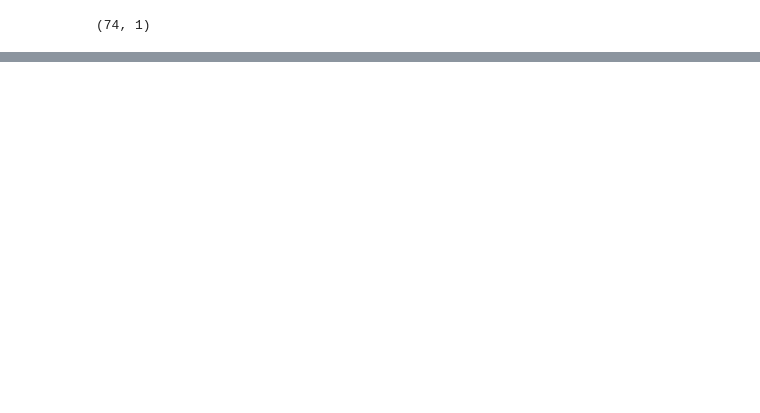
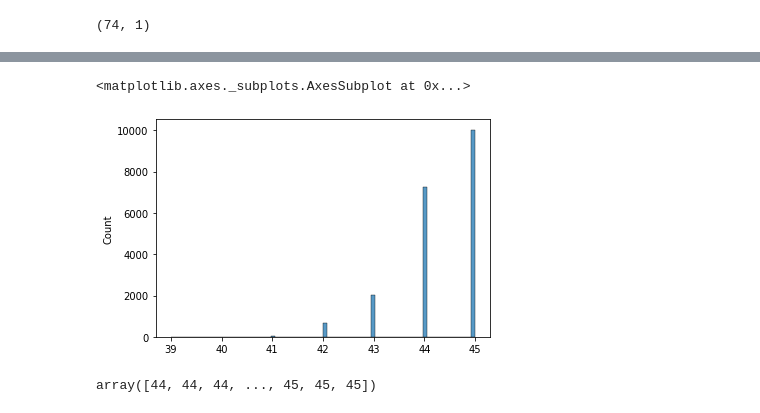
Before and after one commit to ferjorosa/learn-pymc, a Jupyter notebook: Probabilistic Porgramming For Hackers/Chapter 1 - Introduction/text_message_example.ipynb, the cells around one changed output, grey strips where cells are left out. Drawn from its saved outputs; the diff is of its cells as text; code cells hidden in the pictures; blank space fills up the shorter version.

```diff
--- a/Probabilistic Porgramming For Hackers/Chapter 1 - Introduction/text_message_example.ipynb
+++ b/Probabilistic Porgramming For Hackers/Chapter 1 - Introduction/text_message_example.ipynb
@@ -24,0 +77,9 @@ sns.barplot(ax=ax, data=df, x=var_x, y=var_y, color="blue")
+# %%
+sns.histplot(tau_samples)
+# %% [output]
+<matplotlib.axes._subplots.AxesSubplot at 0x...>
+[figure, added]
+# %%
+tau_samples
+# %% [output]
+array([44, 44, 44, ..., 45, 45, 45])
```
Also changed, not shown: parts of 11 cells of this notebook.
